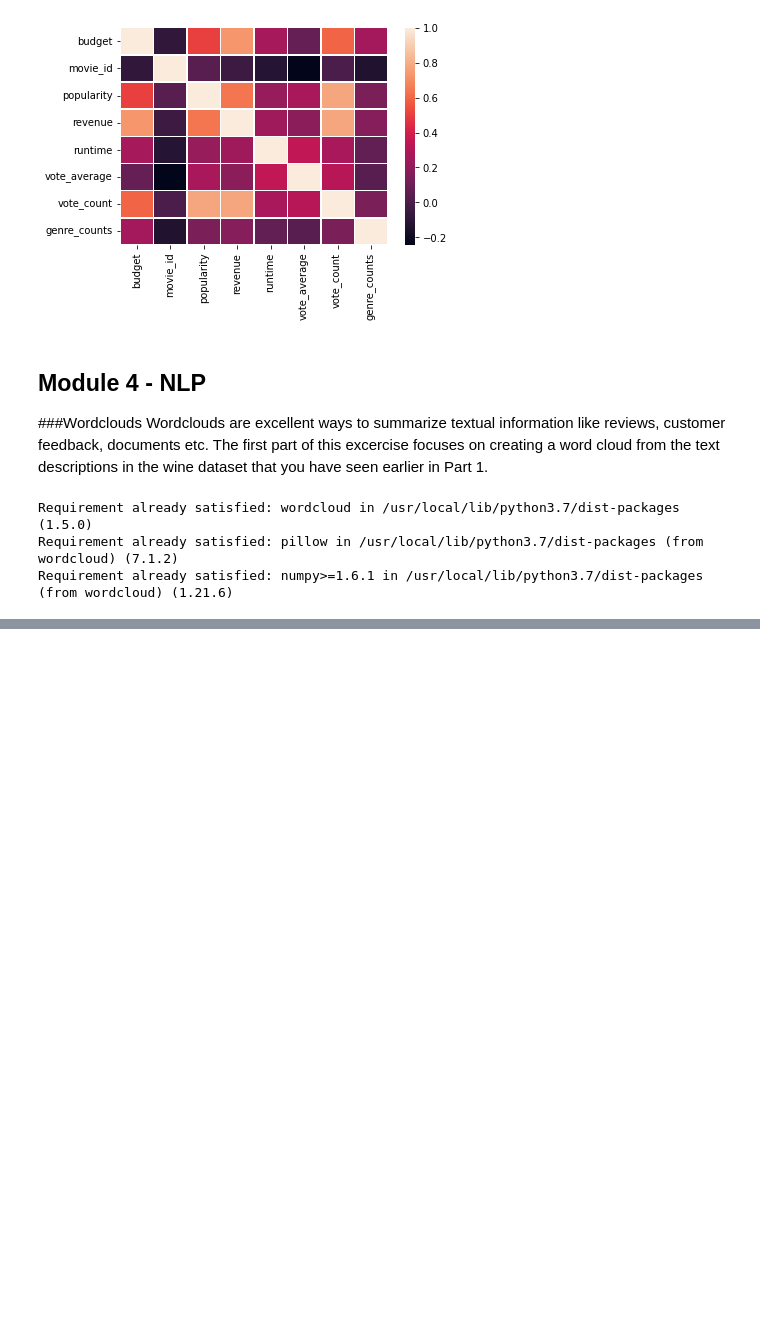
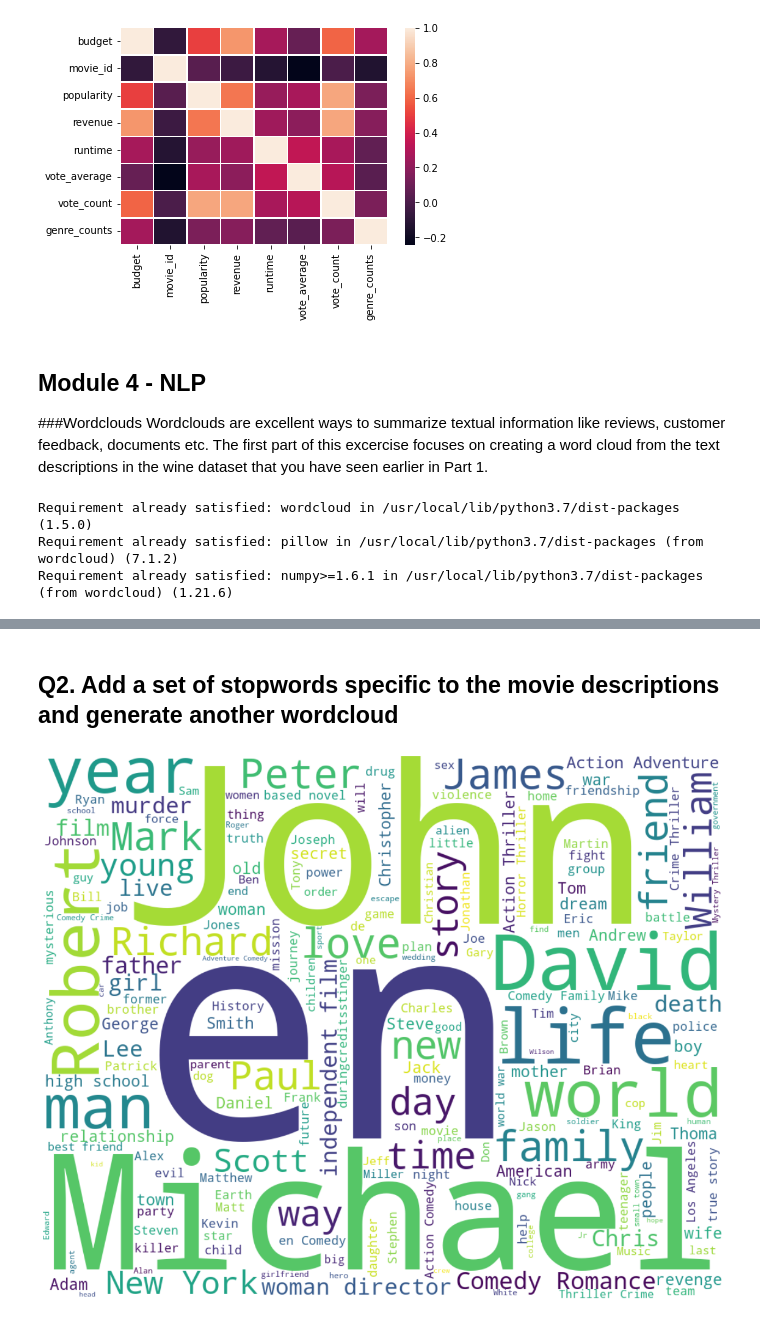
Before and after one commit to canon14/MovieRecommendationModel, a Jupyter notebook: NLP_TMDBMovieRecommendation.ipynb, the cells around one changed output, grey strips where cells are left out. Drawn from its saved outputs; the diff is of its cells as text; code cells hidden in the pictures; blank space fills up the shorter version.

```diff
--- a/NLP_TMDBMovieRecommendation.ipynb
+++ b/NLP_TMDBMovieRecommendation.ipynb
@@ -212,0 +263,19 @@ TypeError: ignored
+# %%
+# Create stopword list:
+stopwords = set(STOPWORDS)
+# %% [markdown]
+## Q2. Add a set of stopwords specific to the movie descriptions and generate another wordcloud
+# %%
+stopwords.update(["Drama"])
+# %%
+# Generate a word cloud image
+wordcloud = WordCloud(stopwords=stopwords, background_color="white", width=1000, height=800).generate(text)
+
+# Display the generated image:
+# the matplotlib way:
+plt.rcParams["figure.figsize"] = (20,20)
+plt.imshow(wordcloud, interpolation='bilinear')
+plt.axis("off")
+plt.show()
+# %% [output]
+[figure, added]
```
Also changed, not shown: parts of 17 cells of this notebook.
